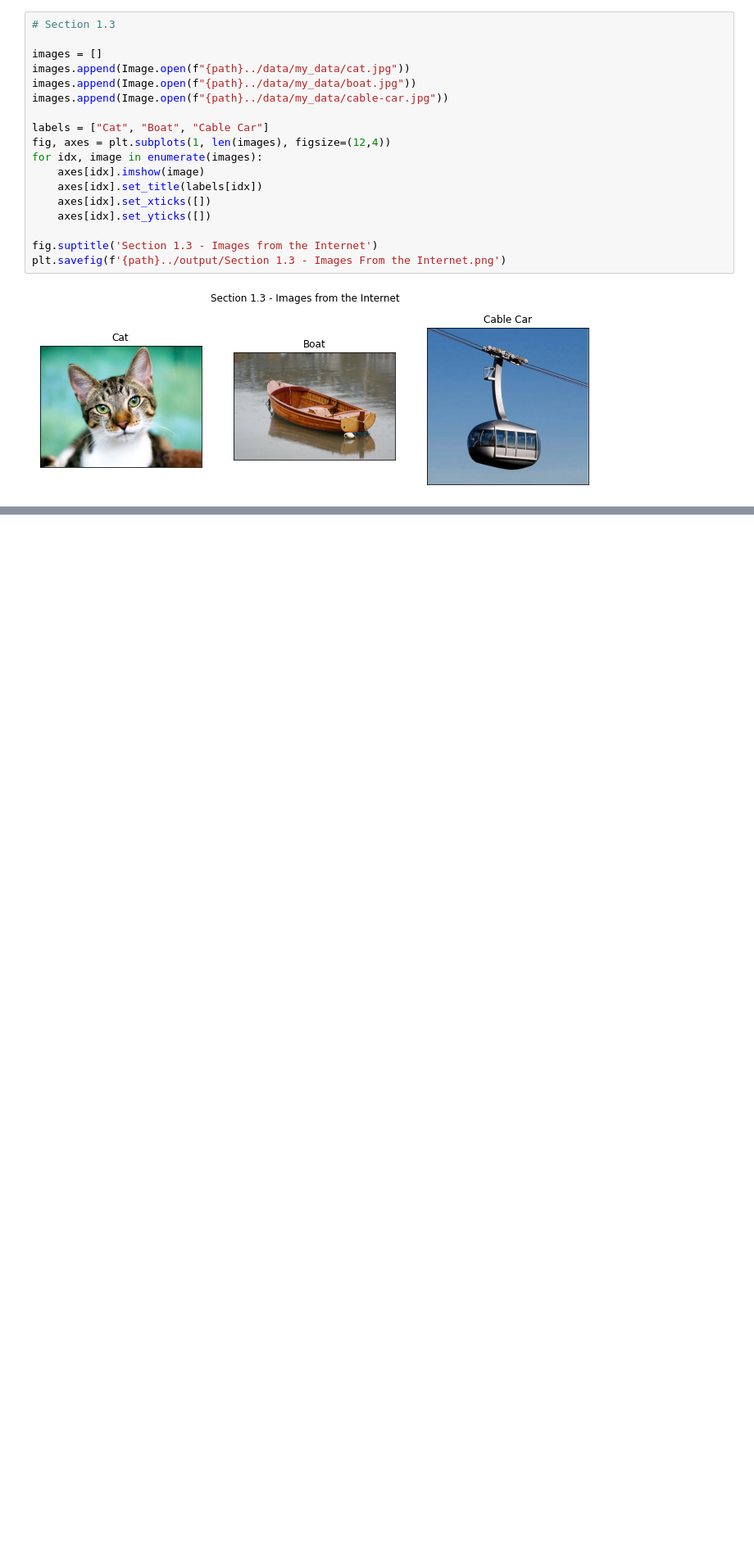
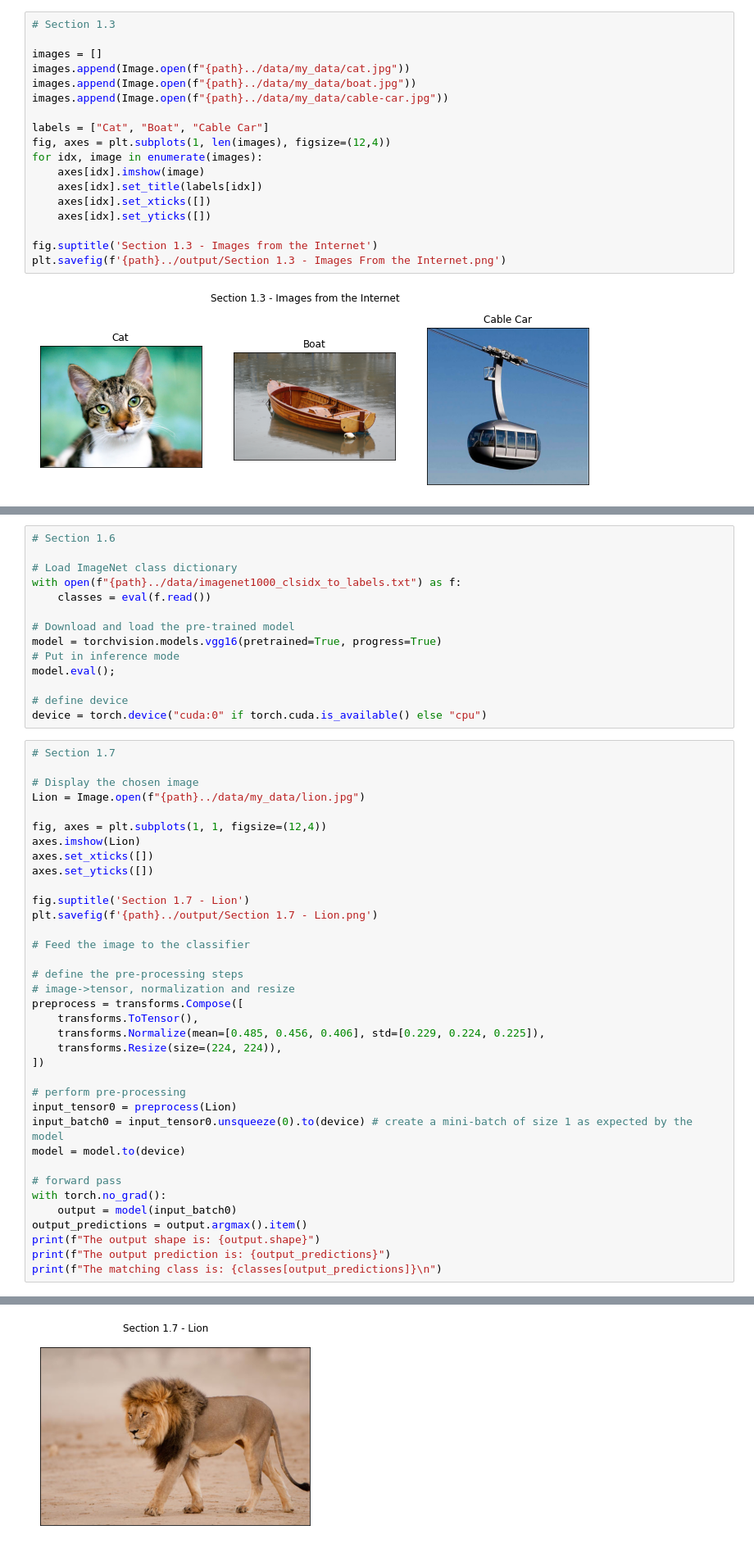
Before and after one commit to AnElectricalEngineer/Computer-Vision-HW-3, a Jupyter notebook: code/ee046746_hw3_332708007_204525612.ipynb, the cells around one changed output, grey strips where cells are left out. Shown at 82% size. Cells and saved outputs as stored; diff of their text form; blank space fills up the shorter version.

```diff
--- a/code/ee046746_hw3_332708007_204525612.ipynb
+++ b/code/ee046746_hw3_332708007_204525612.ipynb
@@ -167,0 +194,51 @@ Using cache found in /root/.cache/torch/hub/pytorch_vision_v0.5.0
+# %%
+# Section 1.6
+
+# Load ImageNet class dictionary
+with open(f"{path}../data/imagenet1000_clsidx_to_labels.txt") as f:
+    classes = eval(f.read())
+
+# Download and load the pre-trained model
+model = torchvision.models.vgg16(pretrained=True, progress=True)
+# Put in inference mode
+model.eval();
+
+# define device
+device = torch.device("cuda:0" if torch.cuda.is_available() else "cpu")
+# %%
+# Section 1.7
+
+# Display the chosen image
+Lion = Image.open(f"{path}../data/my_data/lion.jpg")
+
+fig, axes = plt.subplots(1, 1, figsize=(12,4))
+axes.imshow(Lion)
+axes.set_xticks([])
+axes.set_yticks([])
+
+fig.suptitle('Section 1.7 - Lion')
+plt.savefig(f'{path}../output/Section 1.7 - Lion.png')
+
+# Feed the image to the classifier
+
+# define the pre-processing steps
+# image->tensor, normalization and resize
+preprocess = transforms.Compose([
+    transforms.ToTensor(),
+    transforms.Normalize(mean=[0.485, 0.456, 0.406], std=[0.229, 0.224, 0.225]),
+    transforms.Resize(size=(224, 224)),
+])
+
+# perform pre-processing
+input_tensor0 = preprocess(Lion)
+input_batch0 = input_tensor0.unsqueeze(0).to(device) # create a mini-batch of size 1 as expected by the model
+model = model.to(device)
+
+# forward pass
+with torch.no_grad():
+    output = model(input_batch0)
+output_predictions = output.argmax().item()
+print(f"The output shape is: {output.shape}")
+print(f"The output prediction is: {output_predictions}")
+print(f"The matching class is: {classes[output_predictions]}\n")
+# %% [output]
@@ -167,0 +248 @@ Using cache found in /root/.cache/torch/hub/pytorch_vision_v0.5.0
+[figure, added]
```
Also changed, not shown: parts of 18 cells of this notebook, 14 other files.
